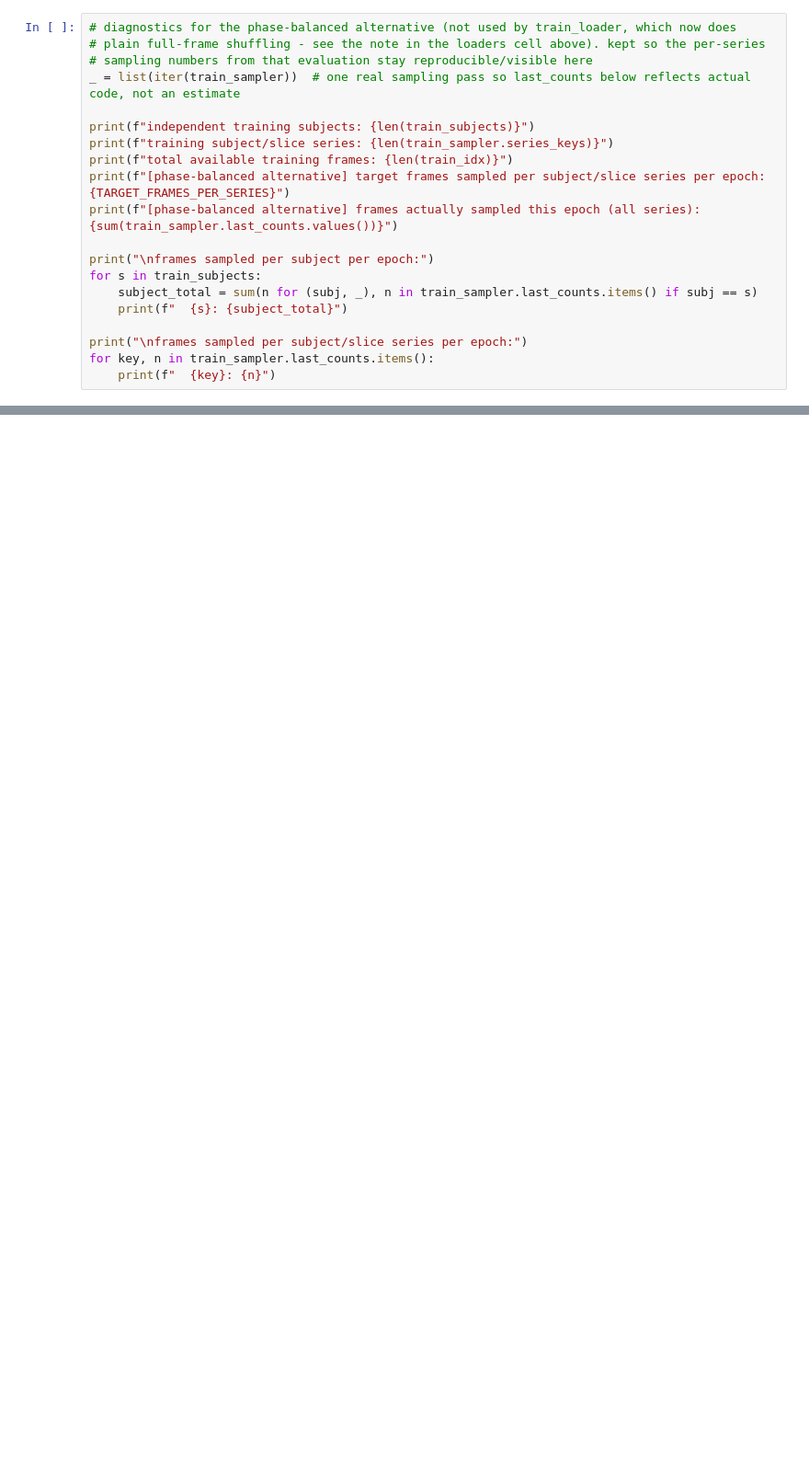
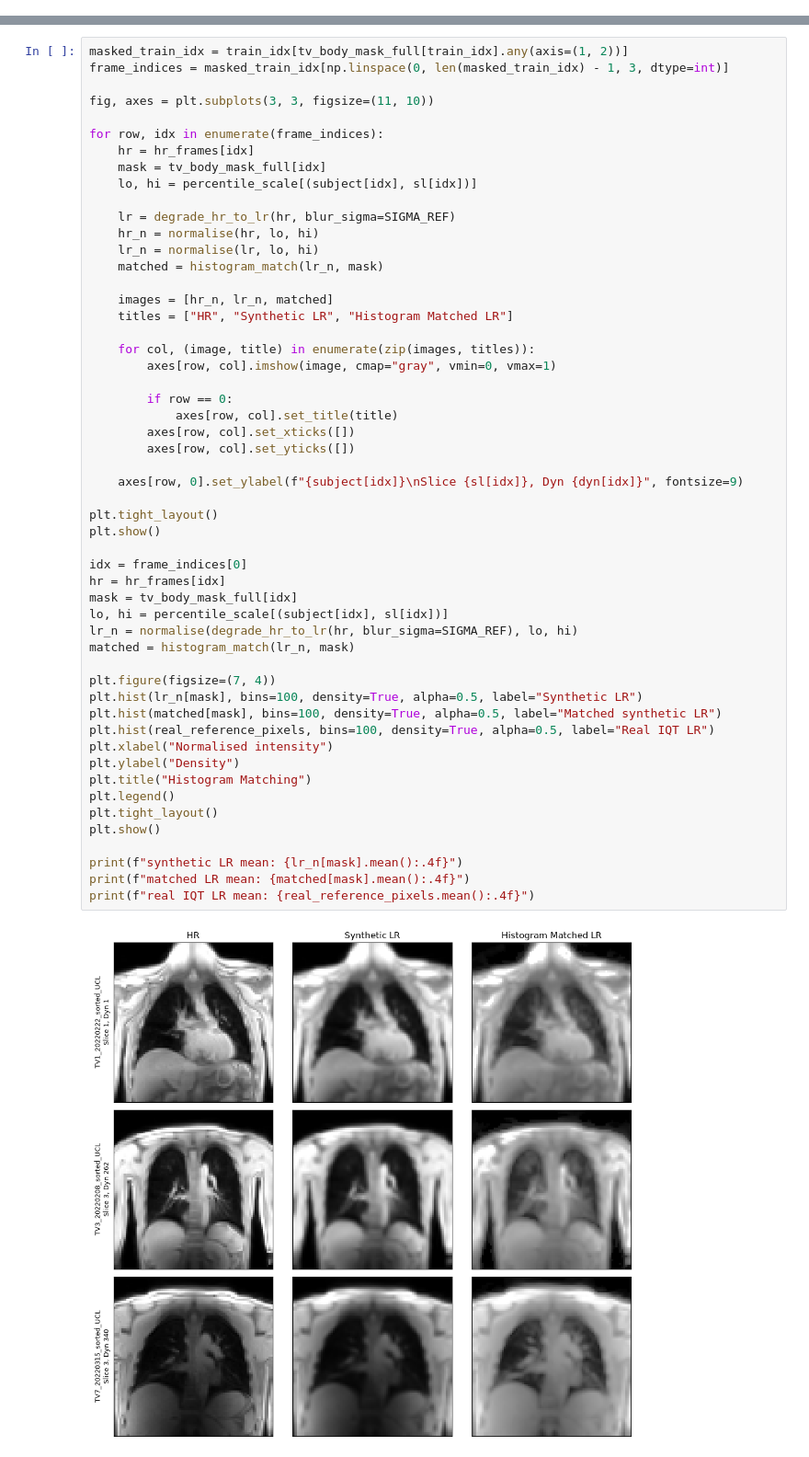
Before and after one commit to zumWohl/IQT, a Jupyter notebook: train.ipynb, the cells around one changed output, grey strips where cells are left out. Shown at 92% size. Cells and saved outputs as stored; diff of their text form; blank space fills up the shorter version.

Commit message:
Updates to histogram pipeline

```diff
--- a/train.ipynb
+++ b/train.ipynb
@@ -429,20 +0,0 @@ heldout_loader = torch.utils.data.DataLoader(heldout_ds, batch_size=BATCH_SIZE,
-# %%
-# diagnostics for the phase-balanced alternative (not used by train_loader, which now does
-# plain full-frame shuffling - see the note in the loaders cell above). kept so the per-series
-# sampling numbers from that evaluation stay reproducible/visible here
-_ = list(iter(train_sampler))  # one real sampling pass so last_counts below reflects actual code, not an estimate
-
-print(f"independent training subjects: {len(train_subjects)}")
-print(f"training subject/slice series: {len(train_sampler.series_keys)}")
-print(f"total available training frames: {len(train_idx)}")
-print(f"[phase-balanced alternative] target frames sampled per subject/slice series per epoch: {TARGET_FRAMES_PER_SERIES}")
-print(f"[phase-balanced alternative] frames actually sampled this epoch (all series): {sum(train_sampler.last_counts.values())}")
-
-print("\nframes sampled per subject per epoch:")
-for s in train_subjects:
-    subject_total = sum(n for (subj, _), n in train_sampler.last_counts.items() if subj == s)
-    print(f"  {s}: {subject_total}")
-
-print("\nframes sampled per subject/slice series per epoch:")
-for key, n in train_sampler.last_counts.items():
-    print(f"  {key}: {n}")
@@ -1204,0 +257,55 @@ if RUN_FINAL:
+# %%
+masked_train_idx = train_idx[tv_body_mask_full[train_idx].any(axis=(1, 2))]
+frame_indices = masked_train_idx[np.linspace(0, len(masked_train_idx) - 1, 3, dtype=int)]
+
+fig, axes = plt.subplots(3, 3, figsize=(11, 10))
+
+for row, idx in enumerate(frame_indices):
+    hr = hr_frames[idx]
+    mask = tv_body_mask_full[idx]
+    lo, hi = percentile_scale[(subject[idx], sl[idx])]
+
+    lr = degrade_hr_to_lr(hr, blur_sigma=SIGMA_REF)
+    hr_n = normalise(hr, lo, hi)
+    lr_n = normalise(lr, lo, hi)
+    matched = histogram_match(lr_n, mask)
+
+    images = [hr_n, lr_n, matched]
+    titles = ["HR", "Synthetic LR", "Histogram Matched LR"]
+
+    for col, (image, title) in enumerate(zip(images, titles)):
+        axes[row, col].imshow(image, cmap="gray", vmin=0, vmax=1)
+
+        if row == 0:
+            axes[row, col].set_title(title)
+        axes[row, col].set_xticks([])
+        axes[row, col].set_yticks([])
+
+    axes[row, 0].set_ylabel(f"{subject[idx]}\nSlice {sl[idx]}, Dyn {dyn[idx]}", fontsize=9)
+
+plt.tight_layout()
+plt.show()
+
+idx = frame_indices[0]
+hr = hr_frames[idx]
+mask = tv_body_mask_full[idx]
+lo, hi = percentile_scale[(subject[idx], sl[idx])]
+lr_n = normalise(degrade_hr_to_lr(hr, blur_sigma=SIGMA_REF), lo, hi)
+matched = histogram_match(lr_n, mask)
+
+plt.figure(figsize=(7, 4))
+plt.hist(lr_n[mask], bins=100, density=True, alpha=0.5, label="Synthetic LR")
+plt.hist(matched[mask], bins=100, density=True, alpha=0.5, label="Matched synthetic LR")
+plt.hist(real_reference_pixels, bins=100, density=True, alpha=0.5, label="Real IQT LR")
+plt.xlabel("Normalised intensity")
+plt.ylabel("Density")
+plt.title("Histogram Matching")
+plt.legend()
+plt.tight_layout()
+plt.show()
+
+print(f"synthetic LR mean: {lr_n[mask].mean():.4f}")
+print(f"matched LR mean: {matched[mask].mean():.4f}")
+print(f"real IQT LR mean: {real_reference_pixels.mean():.4f}")
+# %% [output]
+[figure, added]
```
Also changed, not shown: parts of 71 cells of this notebook, 20 other files.
